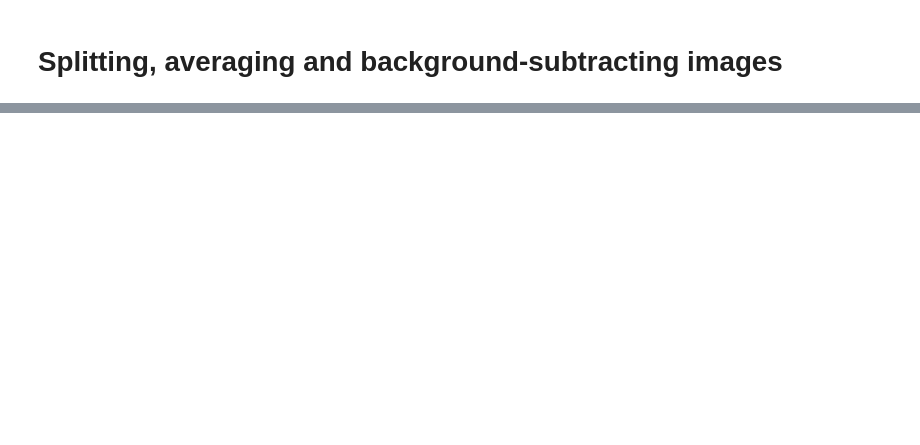
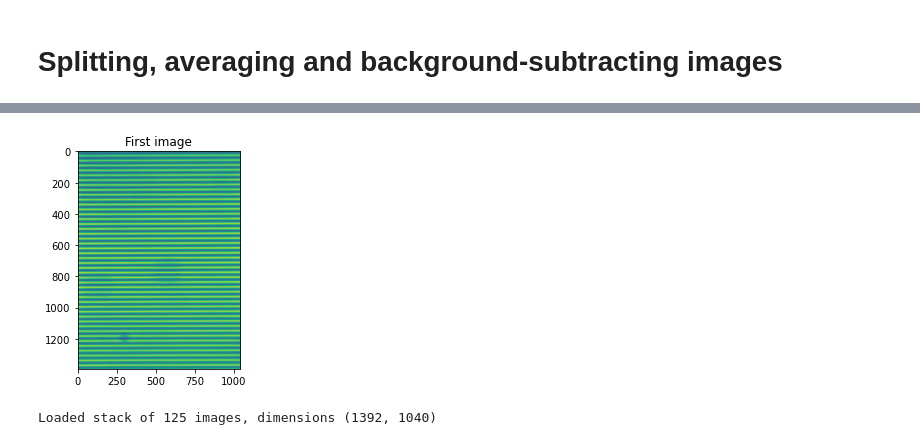
Before and after one commit to kwokkenton/optea, a Jupyter notebook: Srayan_averaging/averaging.ipynb, the cells around one changed output, grey strips where cells are left out. Saved outputs shown, nothing was run; the diff lists cells and outputs as text; code cells hidden in the pictures; blank space fills up the shorter version.

Commit message:
average stack of images

```diff
--- a/Srayan_averaging/averaging.ipynb
+++ b/Srayan_averaging/averaging.ipynb
@@ -1,10 +1,11 @@
 # %% [markdown]
 # Splitting, averaging and background-subtracting images
 # %%
-# data_path = r'C:\Users\sg2119\OneDrive - Imperial College London\Y4\MSci Project\OPT Shared files'
-data_path = r'H:\data_store'
-bg_dir = data_path + r'\2023-01-17 background images'
-img_dir = data_path + r'\2023-01-17 grating redone'
+# data_dir = r'C:\Users\sg2119\OneDrive - Imperial College London\Y4\MSci Project\OPT Shared files'
+# data_dir = r'H:\data_store'
+data_dir = '../../data_store/'
+bg_dir = data_dir + '/2023-01-17 background images'
+img_dir = data_dir + '/2023-01-17 grating redone'
 # %%
 import numpy as np
 from skimage import io
@@ -14,0 +14,15 @@ ModuleNotFoundError: No module named 'cv2'
+# %%
+img_path = img_dir + '/2023-01-17 grating in water f-a'
+# %%
+def load_stack(path):
+    imgs = io.imread(img_path+'/MMStack_Pos0.ome.tif')
+    plt.imshow(imgs[0])
+    plt.title('First image')
+    plt.show()
+    print(f"Loaded stack of {imgs.shape[0]} images, dimensions {imgs.shape[1:]}")
+    return imgs
+# %%
+imgs =  load_stack(img_path)
+# %% [output]
+[figure, added]
+Loaded stack of 125 images, dimensions (1392, 1040)
```
Also changed, not shown: parts of 4 cells of this notebook.
